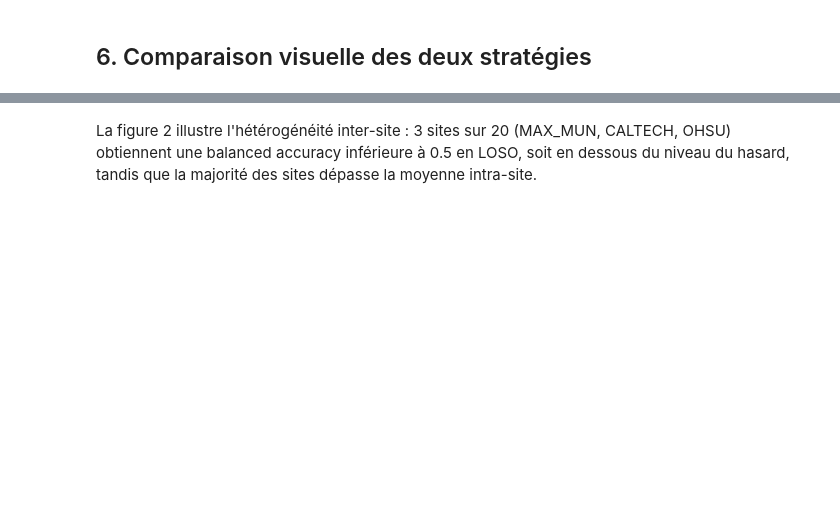
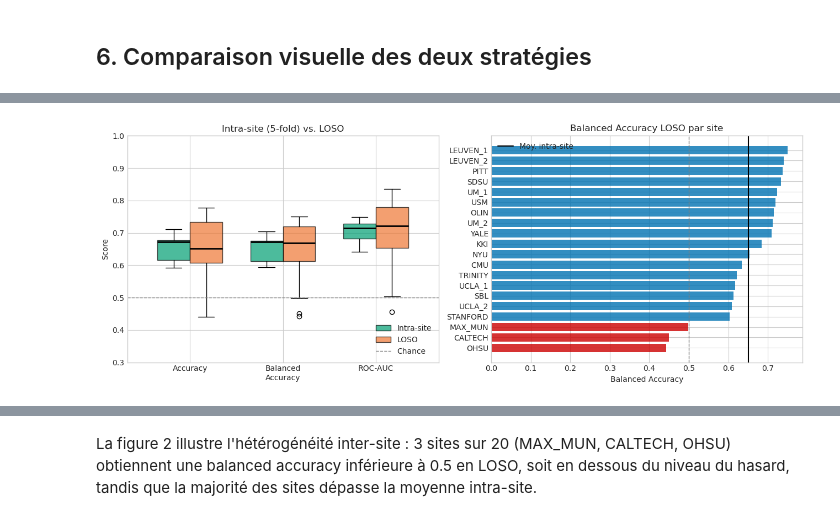
Before and after one commit to psy3019-6973-2026/Francois_Presentation_Projet_ABIDE-fMRI, a Jupyter notebook: notebook/Tache1_validation_croisee_v2.ipynb, the cells around one changed output, grey strips where cells are left out. Saved outputs shown, nothing was run; the diff lists cells and outputs as text; code cells hidden in the pictures; blank space fills up the shorter version.

Commit message:
vulgarisation, commentaires, palette daltonien-friendly, discussion

```diff
--- a/notebook/Tache1_validation_croisee_v2.ipynb
+++ b/notebook/Tache1_validation_croisee_v2.ipynb
@@ -101,3 +101,20 @@ Le nombre de paires possibles avec 64 régions c'est : 64 × 63 / 2 = 2016 conne
 Donc on a :
 - 871 = nombre de participants
 - 2016 = nombre de features (connexions cérébrales)
+# %%
+# Description des données
+
+# Nombre de participants par site
+print("Nombre de participants par site :")
+site_counts = pd.Series(site).value_counts().sort_values()
+print(site_counts)
+
+# Nombre de participants et proportion ASD/TD par site
+print("Composition par site :")
+df_site = pd.DataFrame({"site": site, "ASD": y})
+for s in sorted(np.unique(site)):
+    mask = site == s
+    n_total = mask.sum()
+    n_asd = y[mask].sum()
+    n_td = n_total - n_asd
+    print(f"{s:12} | total={n_total:3d} | ASD={n_asd:3d} | TD={n_td:3d} | %ASD={n_asd/n_total*100:.0f}%")
@@ -424,0 +446,63 @@ Figure sauvegardée : comparaison_cv.png
+# %%
+# Palette daltonien-friendly
+COLOR_INTRA = "#009E73"  # vert pour intra
+COLOR_LOSO  = "#EE7733"  # orange pour LOSO
+
+fig, axes = plt.subplots(1, 2, figsize=(13, 5))
+
+##### Panneau gauche : boxplot comparatif
+metrics = ["accuracy", "balanced_accuracy", "roc_auc"]
+labels  = ["Accuracy", "Balanced\nAccuracy", "ROC-AUC"]
+
+intra_vals = [results_intra[m].dropna().values for m in metrics]
+loso_vals  = [results_loso[m].dropna().values  for m in metrics]
+
+x = np.arange(len(metrics))
+width = 0.35
+
+# Boxplot intra-site
+bp1 = axes[0].boxplot(intra_vals, positions=x - width/2, widths=width,
+                       patch_artist=True,
+                       boxprops=dict(facecolor=COLOR_INTRA, alpha=0.7),
+                       medianprops=dict(color="black", linewidth=2))
+
+# Boxplot LOSO
+bp2 = axes[0].boxplot(loso_vals,  positions=x + width/2, widths=width,
+                       patch_artist=True,
+                       boxprops=dict(facecolor=COLOR_LOSO, alpha=0.7),
+                       medianprops=dict(color="black", linewidth=2))
+
+# Ligne pointillée = niveau du hasard (0.5)
+axes[0].axhline(0.5, color="gray", linestyle="--", linewidth=1, label="Chance (0.5)")
+axes[0].set_xticks(x)
+axes[0].set_xticklabels(labels)
+axes[0].set_ylabel("Score")
+axes[0].set_title("Intra-site (5-fold) vs. LOSO")
+axes[0].legend([bp1["boxes"][0], bp2["boxes"][0], axes[0].lines[-1]],
+               ["Intra-site", "LOSO", "Chance"],
+               loc="lower right")
+axes[0].set_ylim(0.3, 1.0)
+
+##### Panneau droit : balanced_accuracy LOSO par site
+# Rouge = en dessous du hasard, Bleu = au dessus du hasard
+loso_sorted = results_loso.sort_values("balanced_accuracy")
+colors_site = ["#CC0000" if v < 0.5 else "#0072B2"
+               for v in loso_sorted["balanced_accuracy"]]
+
+axes[1].barh(loso_sorted["site"], loso_sorted["balanced_accuracy"],
+             color=colors_site, alpha=0.8)
+axes[1].axvline(0.5, color="gray", linestyle="--", linewidth=1)
+
+# Ligne verticale = moyenne intra-site pour comparaison
+axes[1].axvline(results_intra["balanced_accuracy"].mean(), color="black",
+                linestyle="-", linewidth=1.5, label="Moy. intra-site")
+axes[1].set_xlabel("Balanced Accuracy")
+axes[1].set_title("Balanced Accuracy LOSO par site")
+axes[1].legend()
+
+plt.tight_layout()
+plt.savefig("comparaison_cv.png", dpi=150, bbox_inches="tight")
+plt.show()
+print("Figure sauvegardée : comparaison_cv.png")
+# %% [output]
+[figure, added]
```
Also changed, not shown: parts of 9 cells of this notebook.
